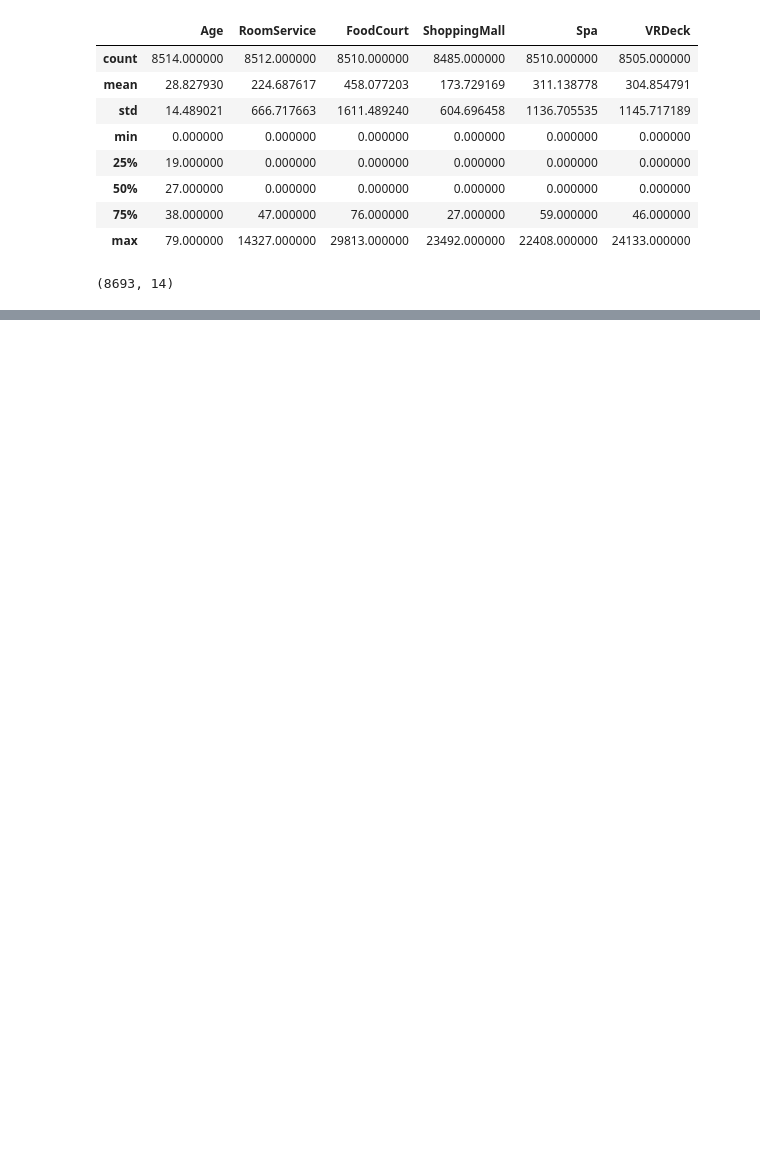
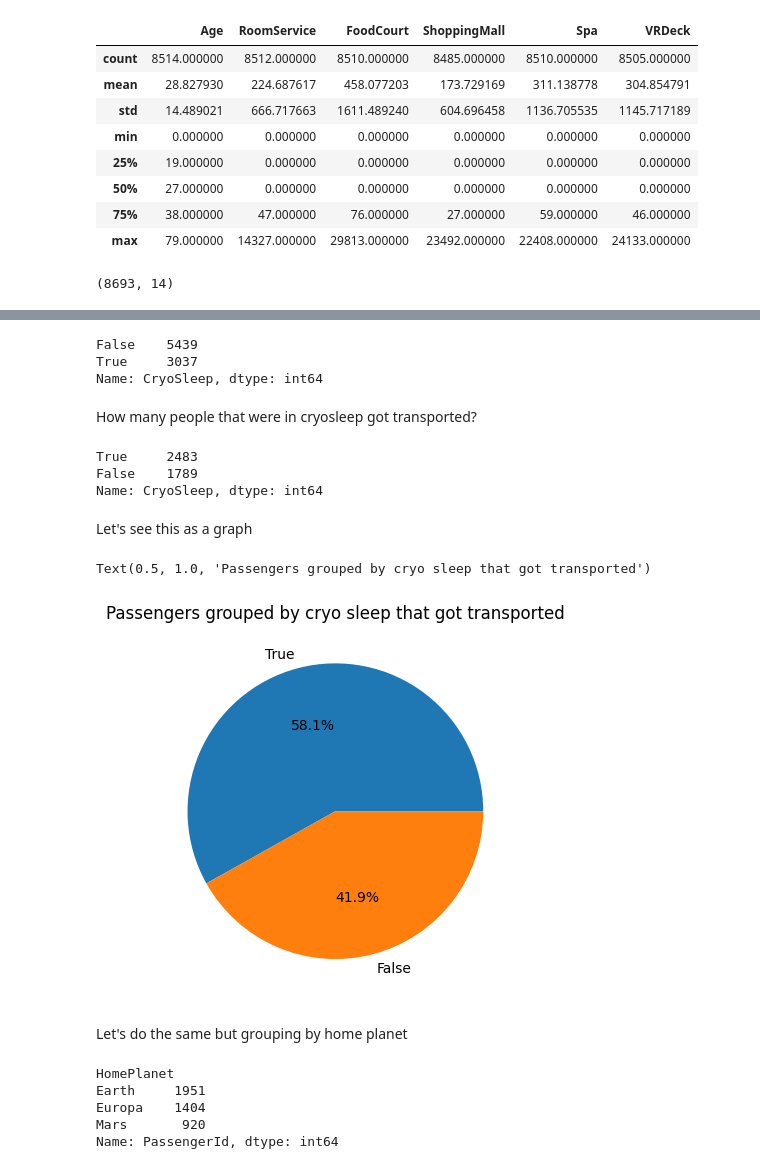
Before and after one commit to Braxion06/spaceship_titanic_competition, a Jupyter notebook: notebooks/001-data_preparation.ipynb, the cells around one changed output, grey strips where cells are left out. Saved outputs shown, nothing was run; the diff lists cells and outputs as text; code cells hidden in the pictures; blank space fills up the shorter version.

```diff
--- a/notebooks/001-data_preparation.ipynb
+++ b/notebooks/001-data_preparation.ipynb
@@ -74,0 +137,36 @@ print(df.shape)
+# %%
+df['CryoSleep'].value_counts()
+# %% [output]
+False    5439
+True     3037
+Name: CryoSleep, dtype: int64
+# %% [markdown]
+How many people that were in cryosleep got transported?
+# %%
+df_grouped_cryo = df['CryoSleep'].loc[df['Transported'] == 1].value_counts()
+df_grouped_cryo
+# %% [output]
+True     2483
+False    1789
+Name: CryoSleep, dtype: int64
+# %% [markdown]
+Let's see this as a graph
+# %%
+fig, ax = plt.subplots(1, 1)
+ax.pie(df_grouped_cryo, labels=['True', 'False'], autopct='%1.1f%%')
+ax.set_title('Passengers grouped by cryo sleep that got transported')
+# %% [output]
+Text(0.5, 1.0, 'Passengers grouped by cryo sleep that got transported')
+[figure, added]
+# %% [markdown]
+Let's do the same but grouping by home planet
+# %%
+# Here i'm using another way of filtering and goruping
+df_grouped_home = df.loc[df['Transported'] == 1].groupby('HomePlanet').count()['PassengerId']
+df_grouped_home
+# %% [output]
+HomePlanet
+Earth     1951
+Europa    1404
+Mars       920
+Name: PassengerId, dtype: int64
```
Also changed, not shown: parts of 10 cells of this notebook.
